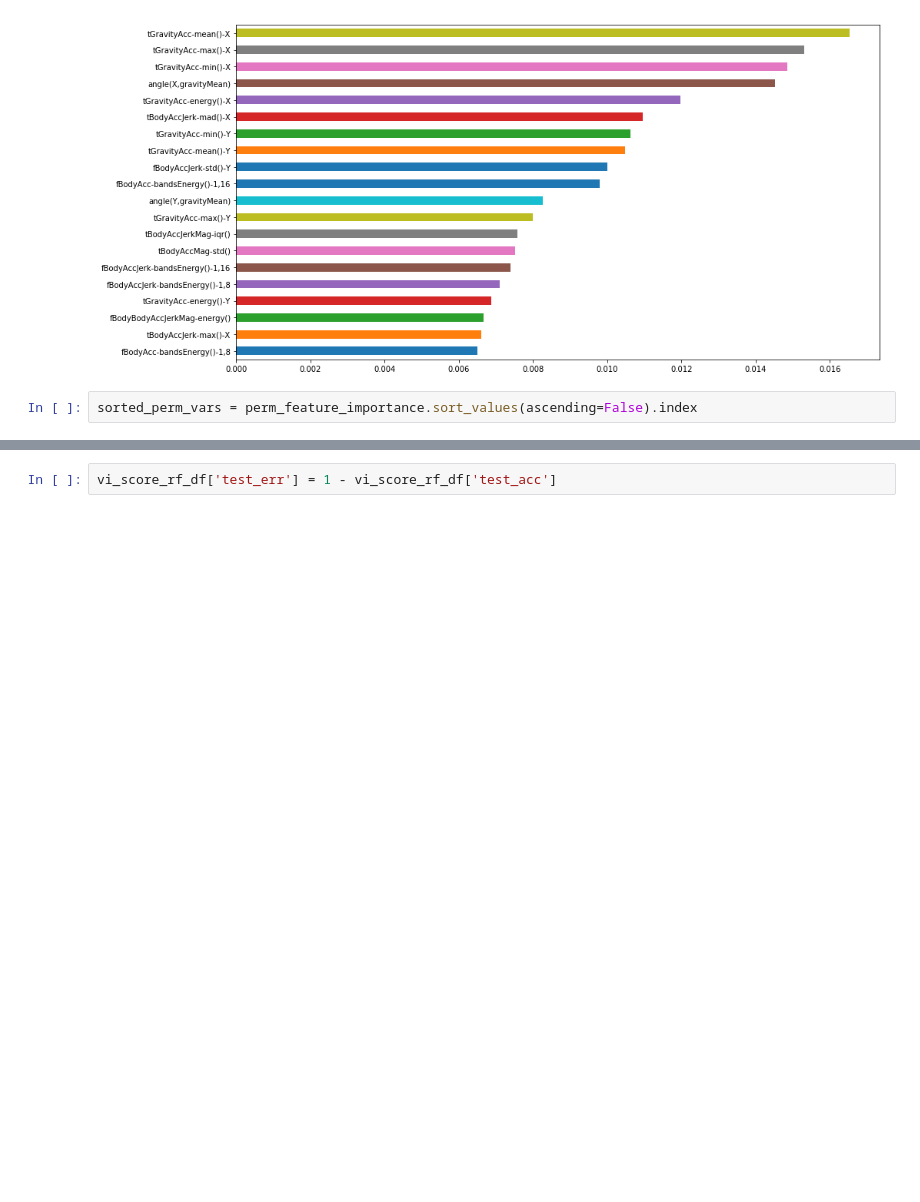
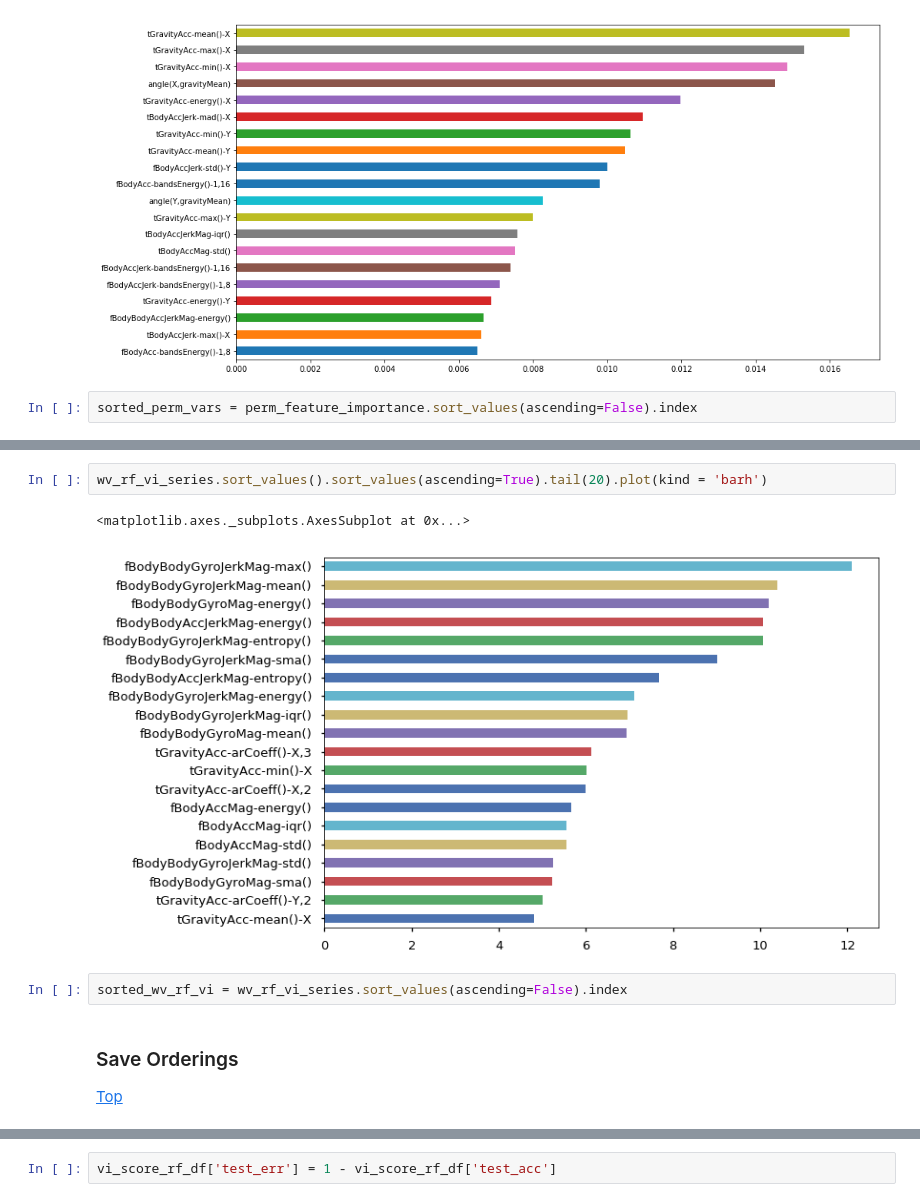
Before and after one commit to AvivNavon/mfml-project, a Jupyter notebook: mfml-vi.ipynb, the cells around one changed output, grey strips where cells are left out. Drawn from its saved outputs; the diff is of its cells as text; blank space fills up the shorter version.

```diff
--- a/mfml-vi.ipynb
+++ b/mfml-vi.ipynb
@@ -634,0 +651,11 @@ sorted_perm_vars = perm_feature_importance.sort_values(ascending=False).index
+# %%
+wv_rf_vi_series.sort_values().sort_values(ascending=True).tail(20).plot(kind = 'barh')
+# %% [output]
+<matplotlib.axes._subplots.AxesSubplot at 0x...>
+[figure, added]
+# %%
+sorted_wv_rf_vi = wv_rf_vi_series.sort_values(ascending=False).index
+# %% [markdown]
+### Save Orderings
+
+[Top](#MFML---Final-Project)
```
Also changed, not shown: parts of 60 cells of this notebook, 6 other files.
